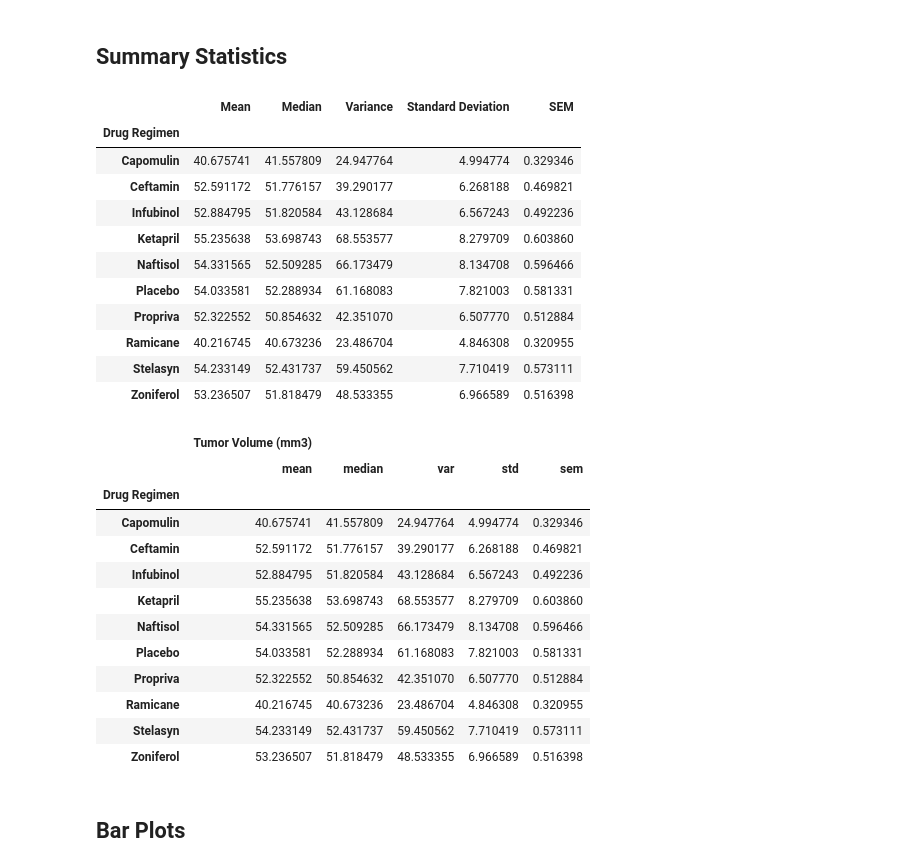
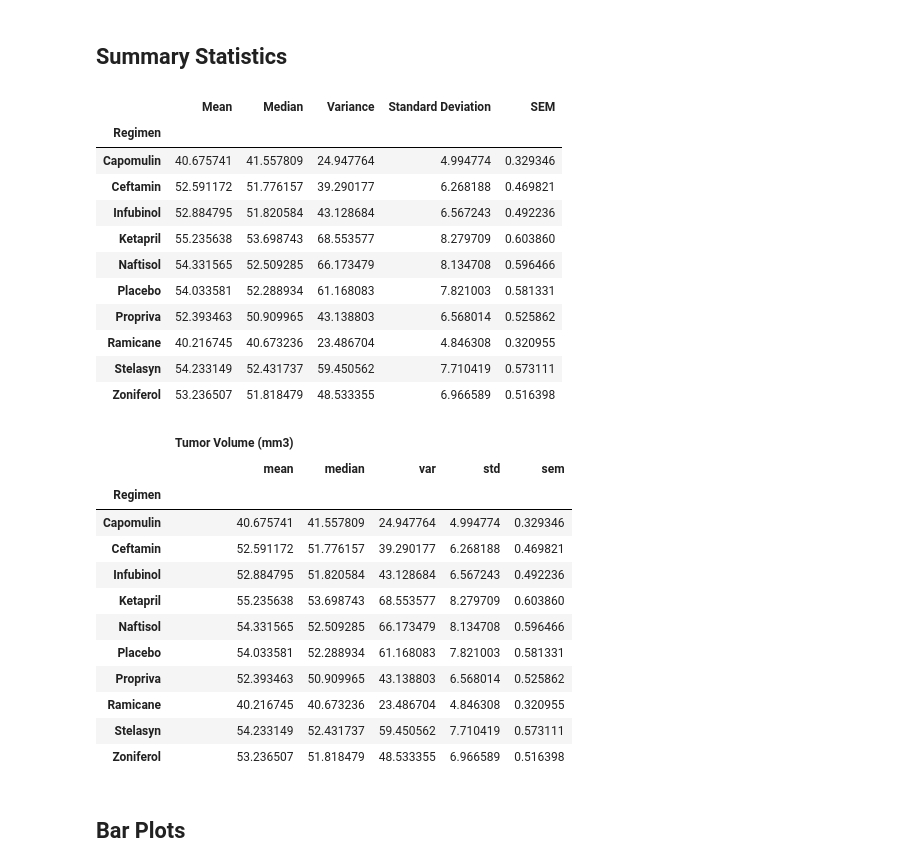
Before and after one commit to crchunn/plotpower, a Jupyter notebook: Instructions/Pymaceuticals/pymaceuticals_starter.ipynb, the cells around one changed output. Saved outputs shown, nothing was run; the diff lists cells and outputs as text; code cells hidden in the pictures.

```diff
--- a/Instructions/Pymaceuticals/pymaceuticals_starter.ipynb
+++ b/Instructions/Pymaceuticals/pymaceuticals_starter.ipynb
@@ -38,3 +38,6 @@ mousemerge_df
 | 1891 | z969 | Naftisol | Male | 9 | 30 | 40 | 70.314904 | ... |
 | 1892 | z969 | Naftisol | Male | 9 | 30 | 45 | 73.867845 | ... |
 1893 rows × 8 columns
+# %%
+mousemerge_df = mousemerge_df.rename(columns={'Mouse ID': 'Mouse_ID', 'Drug Regimen': 'Regimen'})
+mousemerge_df
@@ -90,4 +105,4 @@ mousemerge_df[mousemerge_df.duplicated() ==True].head()
 # %%
 # Create a clean DataFrame by dropping the duplicate mouse by its ID.
-#mouse_drop_df = mousemerge_df.drop(Mouse_ID = 'g989')
-#mouse_drop_df
+clean_df = mousemerge_df.drop_duplicates(subset=['Mouse_ID', 'Timepoint'], keep='first')
+clean_df
@@ -104,50 +146,50 @@ print(mousemerged_df['Mouse ID'].nunique())
 # %%
 # Generate a summary statistics table of mean, median, variance, standard deviation, and
 #SEM of the tumor volume for each regimen
   #tumor_volume = mousemerge_df(['Drug Regimen']).mean()
-mouse_mean_df = mousemerge_df.groupby('Drug Regimen').mean()['Tumor Volume (mm3)']
-mouse_median_df = mousemerge_df.groupby('Drug Regimen').median()['Tumor Volume (mm3)']
-mouse_var_df = mousemerge_df.groupby('Drug Regimen').var()['Tumor Volume (mm3)']
-mouse_std_df = mousemerge_df.groupby('Drug Regimen').std()['Tumor Volume (mm3)']
-mouse_sem_df = mousemerge_df.groupby('Drug Regimen').sem()['Tumor Volume (mm3)']
+mouse_mean_df = clean_df.groupby('Regimen').mean()['Tumor Volume (mm3)']
+mouse_median_df = clean_df.groupby('Regimen').median()['Tumor Volume (mm3)']
+mouse_var_df = clean_df.groupby('Regimen').var()['Tumor Volume (mm3)']
+mouse_std_df = clean_df.groupby('Regimen').std()['Tumor Volume (mm3)']
+mouse_sem_df = clean_df.groupby('Regimen').sem()['Tumor Volume (mm3)']
 mouse_summary_df = pd.DataFrame({'Mean': mouse_mean_df,
                                 'Median': mouse_median_df,
                                 'Variance': mouse_var_df,
                                 'Standard Deviation': mouse_std_df,
                                 'SEM': mouse_sem_df})
 mouse_summary_df
 
 # This method is the most straightforward, creating multiple series and putting them all together at the end.
 # %% [output]
 |  | Mean | Median | Variance | Standard Deviation | SEM |
-| Drug Regimen |  |  |  |  |  |
+| Regimen |  |  |  |  |  |
 | Capomulin | 40.675741 | 41.557809 | 24.947764 | 4.994774 | 0.329346 |
 | Ceftamin | 52.591172 | 51.776157 | 39.290177 | 6.268188 | 0.469821 |
 | Infubinol | 52.884795 | 51.820584 | 43.128684 | 6.567243 | 0.492236 |
 | Ketapril | 55.235638 | 53.698743 | 68.553577 | 8.279709 | 0.603860 |
 | Naftisol | 54.331565 | 52.509285 | 66.173479 | 8.134708 | 0.596466 |
 | Placebo | 54.033581 | 52.288934 | 61.168083 | 7.821003 | 0.581331 |
-| Propriva | 52.322552 | 50.854632 | 42.351070 | 6.507770 | 0.512884 |
+| Propriva | 52.393463 | 50.909965 | 43.138803 | 6.568014 | 0.525862 |
 | Ramicane | 40.216745 | 40.673236 | 23.486704 | 4.846308 | 0.320955 |
 | Stelasyn | 54.233149 | 52.431737 | 59.450562 | 7.710419 | 0.573111 |
 | Zoniferol | 53.236507 | 51.818479 | 48.533355 | 6.966589 | 0.516398 |
 # %%
 # Generate a summary statistics table of mean, median, variance, standard deviation, and
 #SEM of the tumor volume for each regimen
-summary_df = mousemerge_df.groupby('Drug Regimen').agg({'Tumor Volume (mm3)':['mean', 'median', 'var', 'std', 'sem']})
+summary_df = clean_df.groupby('Regimen').agg({'Tumor Volume (mm3)':['mean', 'median', 'var', 'std', 'sem']})
 summary_df
 # This method produces everything in a single groupby function.
 # %% [output]
 |  | Tumor Volume (mm3) |  |  |  |  |
 |  | mean | median | var | std | sem |
-| Drug Regimen |  |  |  |  |  |
+| Regimen |  |  |  |  |  |
 | Capomulin | 40.675741 | 41.557809 | 24.947764 | 4.994774 | 0.329346 |
 | Ceftamin | 52.591172 | 51.776157 | 39.290177 | 6.268188 | 0.469821 |
 | Infubinol | 52.884795 | 51.820584 | 43.128684 | 6.567243 | 0.492236 |
 | Ketapril | 55.235638 | 53.698743 | 68.553577 | 8.279709 | 0.603860 |
 | Naftisol | 54.331565 | 52.509285 | 66.173479 | 8.134708 | 0.596466 |
 | Placebo | 54.033581 | 52.288934 | 61.168083 | 7.821003 | 0.581331 |
-| Propriva | 52.322552 | 50.854632 | 42.351070 | 6.507770 | 0.512884 |
+| Propriva | 52.393463 | 50.909965 | 43.138803 | 6.568014 | 0.525862 |
 | Ramicane | 40.216745 | 40.673236 | 23.486704 | 4.846308 | 0.320955 |
 | Stelasyn | 54.233149 | 52.431737 | 59.450562 | 7.710419 | 0.573111 |
 | Zoniferol | 53.236507 | 51.818479 | 48.533355 | 6.966589 | 0.516398 |
```
Also changed, not shown: parts of 28 cells of this notebook.
